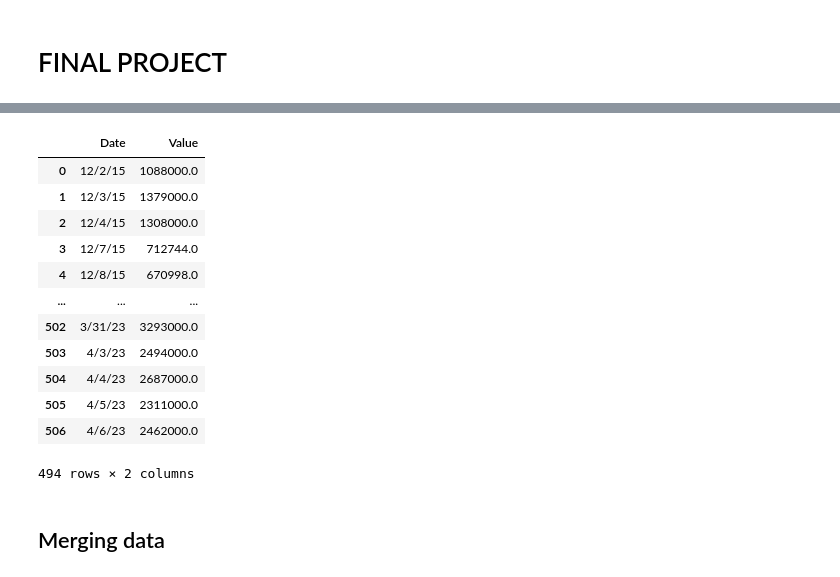
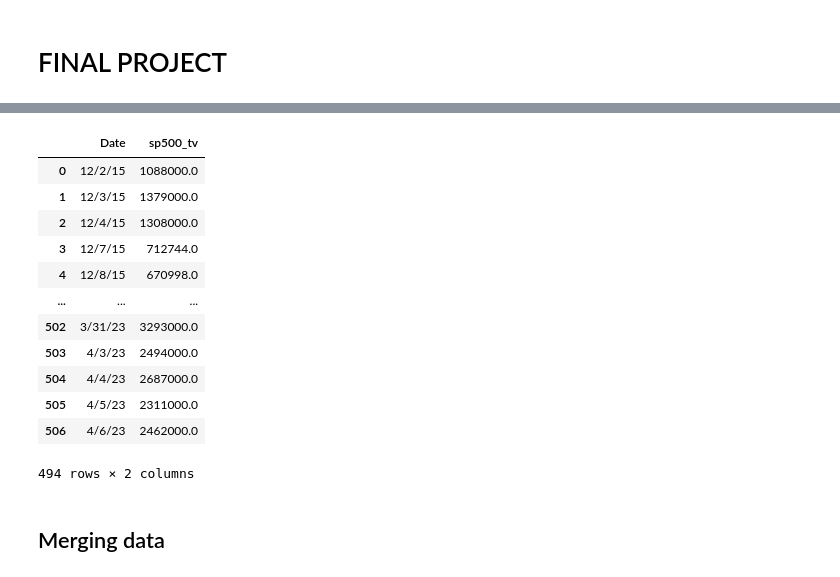
Before and after one commit to mab923/finalteamproject, a Jupyter notebook: FinalProject.ipynb, the cells around one changed output, grey strips where cells are left out. Drawn from its saved outputs; the diff is of its cells as text; code cells hidden in the pictures.

```diff
--- a/FinalProject.ipynb
+++ b/FinalProject.ipynb
@@ -66,9 +71,10 @@ sp500_ret
 # %%
 stock_tv
 stock_tv.drop_duplicates(inplace=True)
+stock_tv = stock_tv.rename(columns = {'Value' : 'sp500_tv'})
 stock_tv
 # %% [output]
-|  | Date | Value |
+|  | Date | sp500_tv |
 | 0 | 12/2/15 | 1088000.0 |
 | 1 | 12/3/15 | 1379000.0 |
 | 2 | 12/4/15 | 1308000.0 |
```
Also changed, not shown: parts of 18 cells of this notebook, 2 other files.
